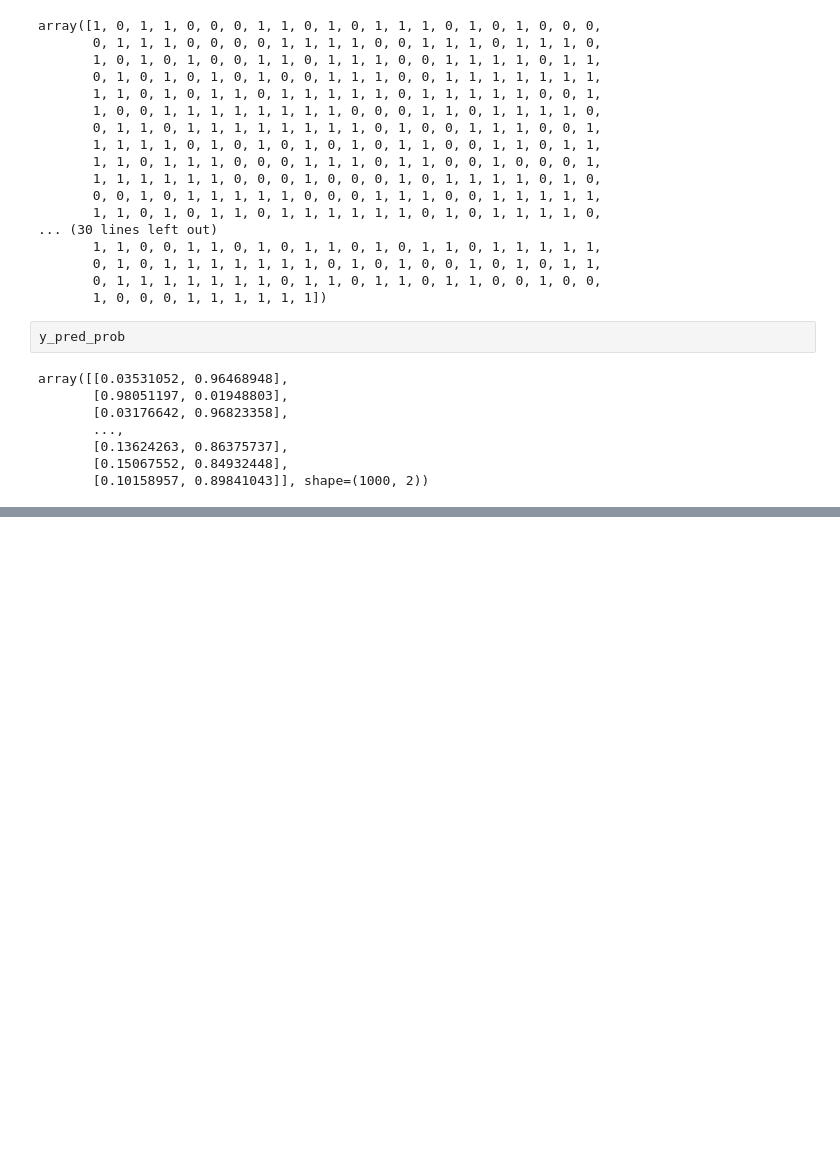
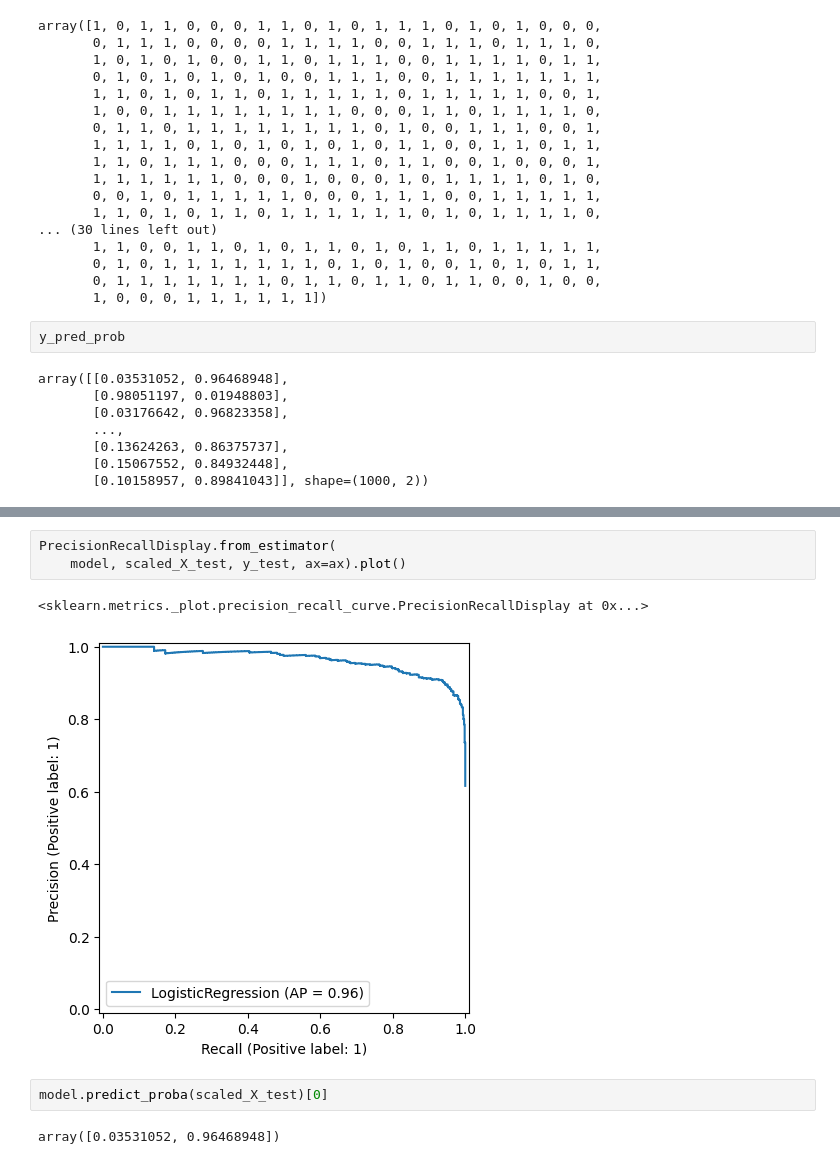
Before and after one commit to fumd03/Logistic-Regression, a Jupyter notebook: main.ipynb, the cells around one changed output, grey strips where cells are left out. Drawn from its saved outputs; the diff is of its cells as text; blank space fills up the shorter version.

```diff
--- a/main.ipynb
+++ b/main.ipynb
@@ -139,0 +189,10 @@ array([[0.03531052, 0.96468948],
+# %%
+PrecisionRecallDisplay.from_estimator(
+    model, scaled_X_test, y_test, ax=ax).plot()
+# %% [output]
+<sklearn.metrics._plot.precision_recall_curve.PrecisionRecallDisplay at 0x...>
+[figure, added]
+# %%
+model.predict_proba(scaled_X_test)[0]
+# %% [output]
+array([0.03531052, 0.96468948])
```
Also changed, not shown: parts of 7 cells of this notebook.
